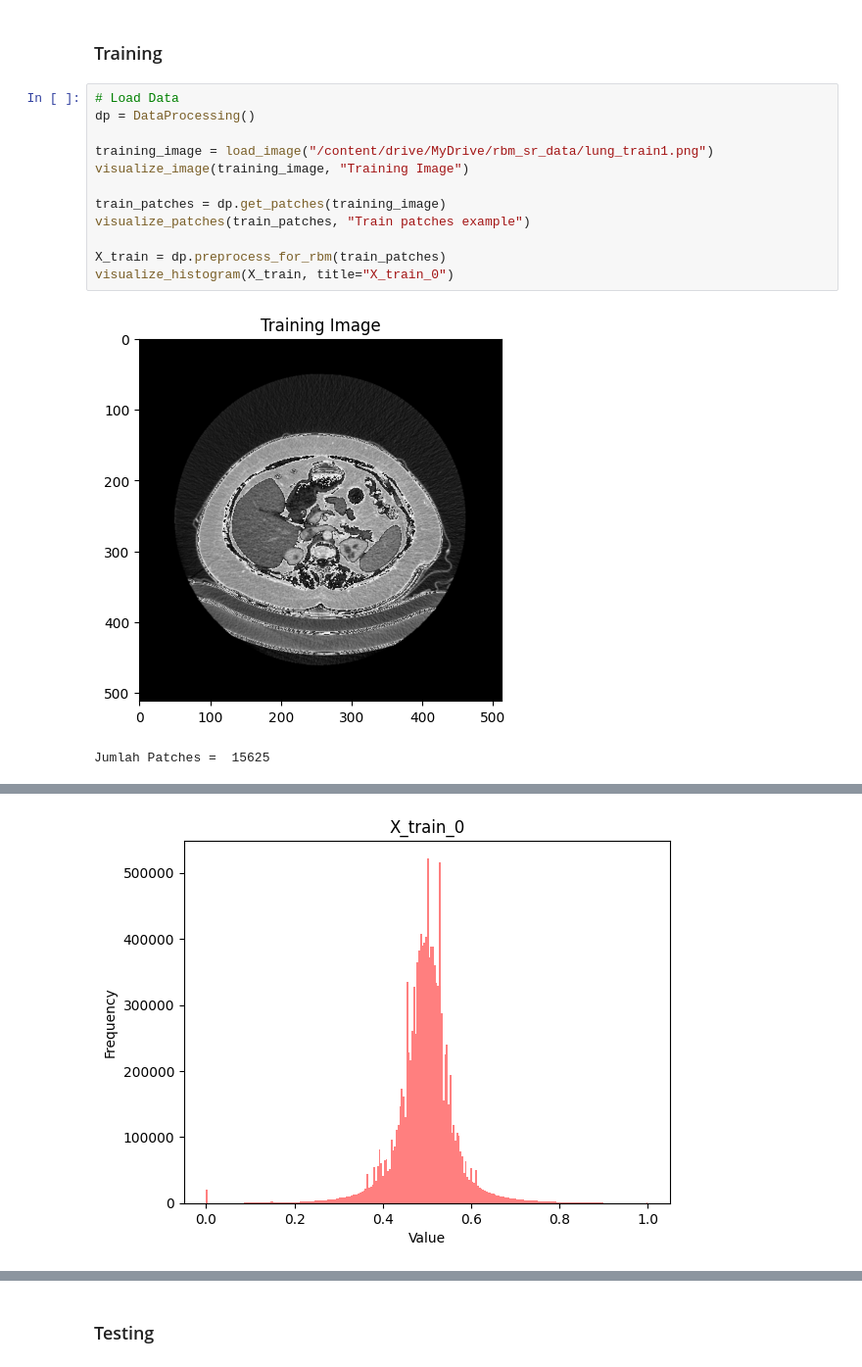
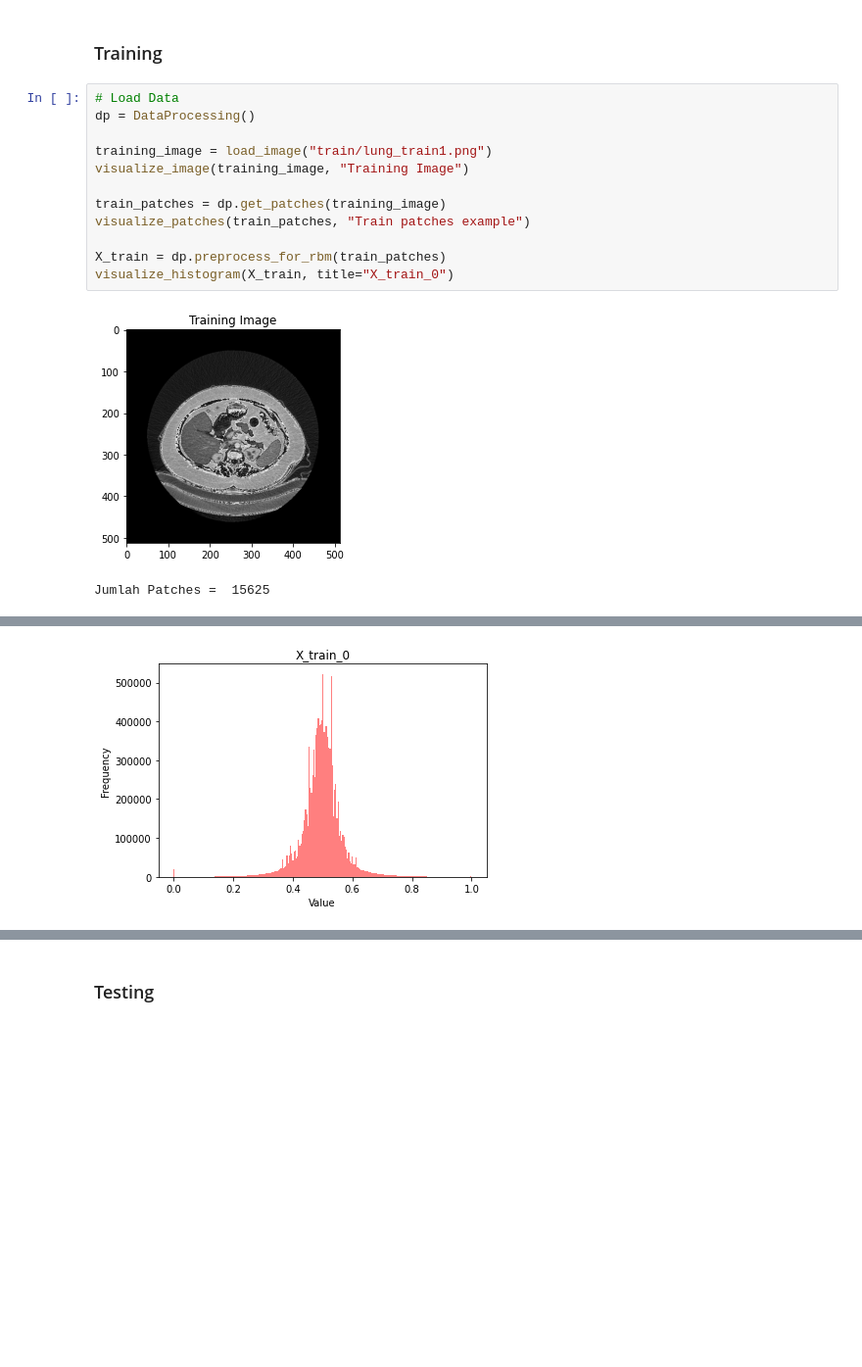
Before and after one commit to ariaberlian/dbn_sr, a Jupyter notebook: rbm_sr.ipynb, the cells around one changed output, grey strips where cells are left out. Shown at 98% size. Drawn from its saved outputs; the diff is of its cells as text; blank space fills up the shorter version.

```diff
--- a/rbm_sr.ipynb
+++ b/rbm_sr.ipynb
@@ -552,7 +557,7 @@ class DataProcessing:
 # Load Data
 dp = DataProcessing()
 
-training_image = load_image("/content/drive/MyDrive/rbm_sr_data/lung_train1.png")
+training_image = load_image("train/lung_train1.png")
 visualize_image(training_image, "Training Image")
 
 train_patches = dp.get_patches(training_image)
@@ -561,7 +566,7 @@ visualize_patches(train_patches, "Train patches example")
 X_train = dp.preprocess_for_rbm(train_patches)
 visualize_histogram(X_train, title="X_train_0")
 # %% [output]
-[figure, old version]
+[figure, new version]
 Jumlah Patches =  15625
 [figure]
 dct coeff shape:  (15625, 16, 16, 3)
@@ -570,3 +575,3 @@ after dct min: -1013.710469599308
-[figure, old version]
+[figure, new version]
 # %%
 def proccess_output(u, r, beta, s):
```
Also changed, not shown: parts of 8 cells of this notebook, 23 other files.
